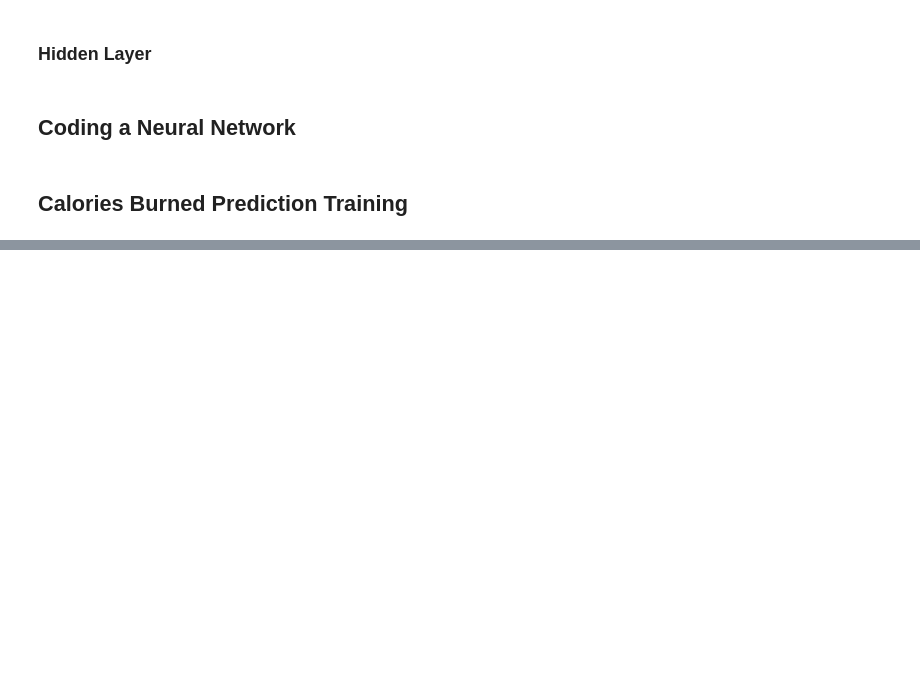
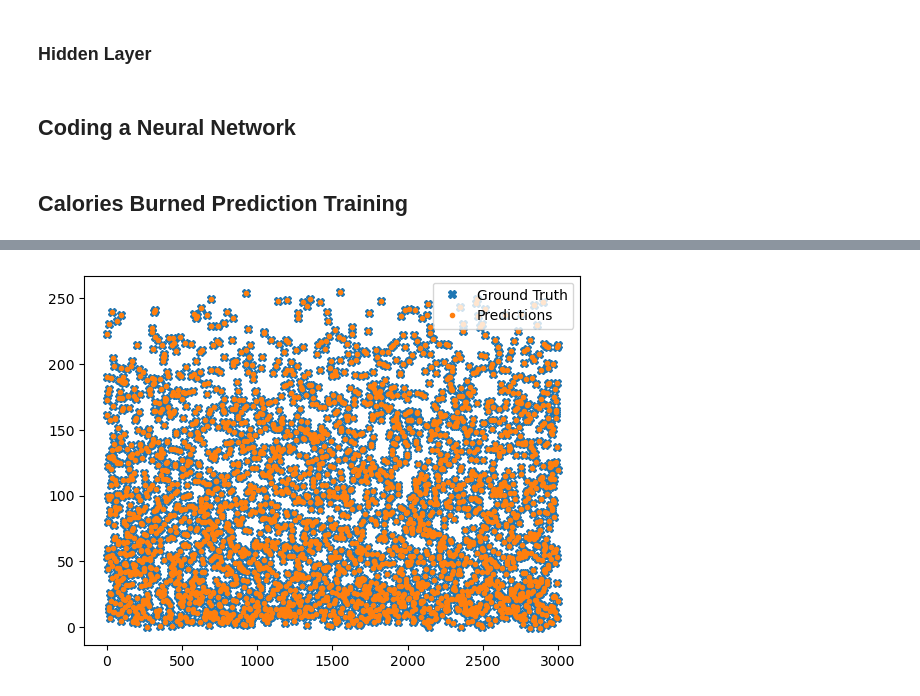
Before and after one commit to TGaspCruz/3156_Final_Project, a Jupyter notebook: OLS&NN.ipynb, the cells around one changed output, grey strips where cells are left out. Saved outputs shown, nothing was run; the diff lists cells and outputs as text; code cells hidden in the pictures; blank space fills up the shorter version.

```diff
--- a/OLS&NN.ipynb
+++ b/OLS&NN.ipynb
@@ -689,0 +693,7 @@ Testing RMSE: 1.5356348482254896
+# %%
+plt.plot(y_hat_tst, 'X', label='Ground Truth')
+plt.plot(nn.predict(X_tst), '.', label='Predictions')
+plt.legend()
+plt.show()
+# %% [output]
+[figure, added]
```
Also changed, not shown: parts of 7 cells of this notebook.
